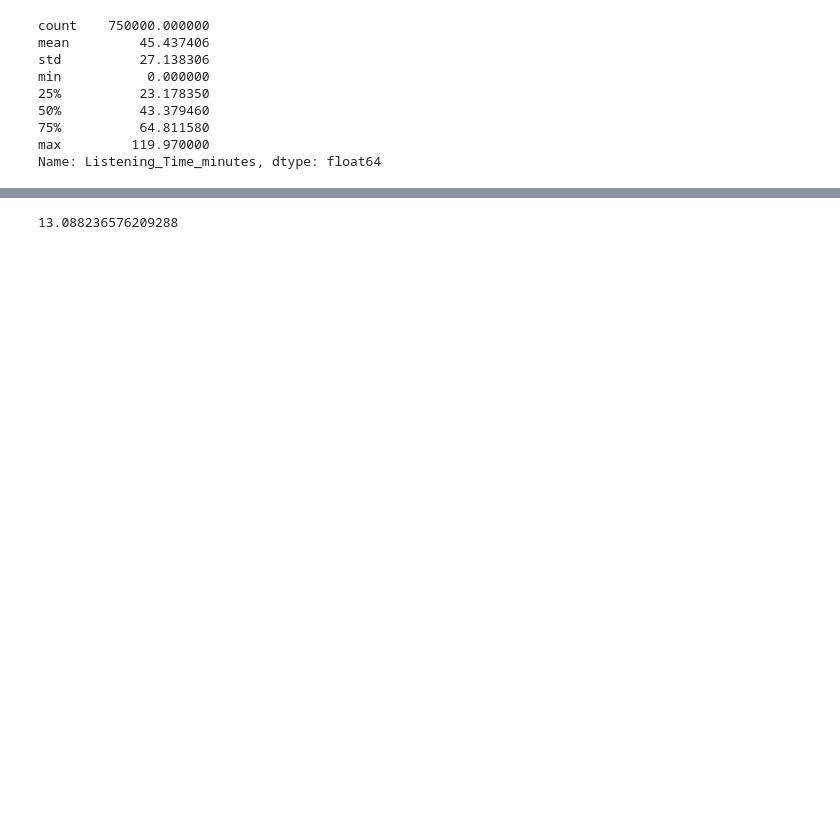
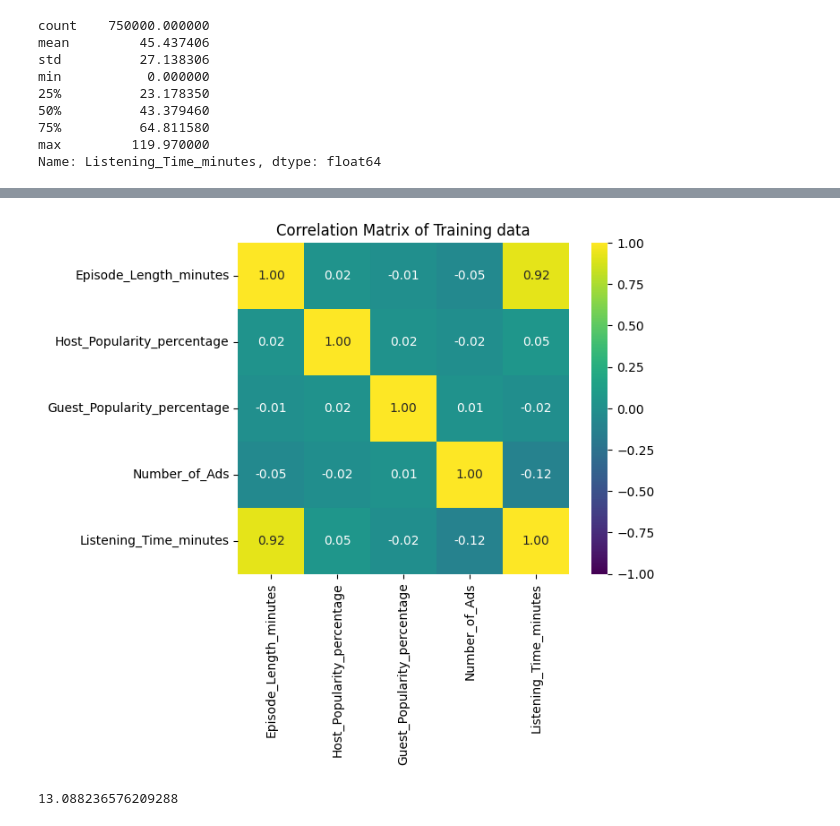
Before and after one commit to Enzo-Olivieri/Kaggle-S5-EP-4, a Jupyter notebook: listening_time_model.ipynb, the cells around one changed output, grey strips where cells are left out. Drawn from its saved outputs; the diff is of its cells as text; code cells hidden in the pictures; blank space fills up the shorter version.

```diff
--- a/listening_time_model.ipynb
+++ b/listening_time_model.ipynb
@@ -40 +90,8 @@ dtype: int64
+# %%
+# Getting numerical features
+num_features = [col for col in X_train.columns if X_train[col].dtype == "float64"]
+num_features = ['Episode_Length_minutes',
+ 'Host_Popularity_percentage',
+ 'Guest_Popularity_percentage',
+ 'Number_of_Ads', "Listening_Time_minutes"]
 # %%
@@ -77,6 +121,20 @@ Guest_Popularity_percentage     float64
 Number_of_Ads                   float64
 Episode_Sentiment              category
 dtype: object
+# %%
+correlation_matrix = full_train[num_features].corr()
+heatmap = sns.heatmap(correlation_matrix,
+                      annot = True,
+                      vmin = -1,
+                      vmax = 1,
+                      center = 0,
+                      cmap = "viridis",
+                      fmt = ".2f",
+                      square = True)
+plt.title("Correlation Matrix of Training data")
+plt.show()
+# %% [output]
+[figure, added]
 # %%
 model = XGBRegressor(enable_categorical = True)
 model.fit(X_train, y_train)
```
Also changed, not shown: parts of 9 cells of this notebook.
